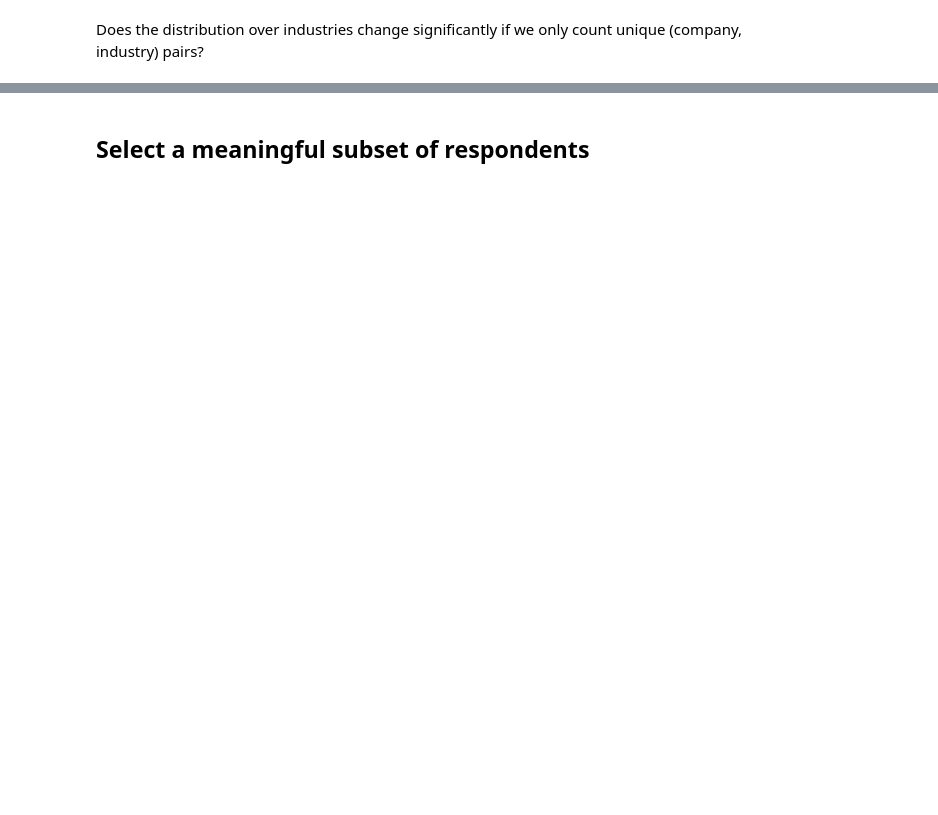
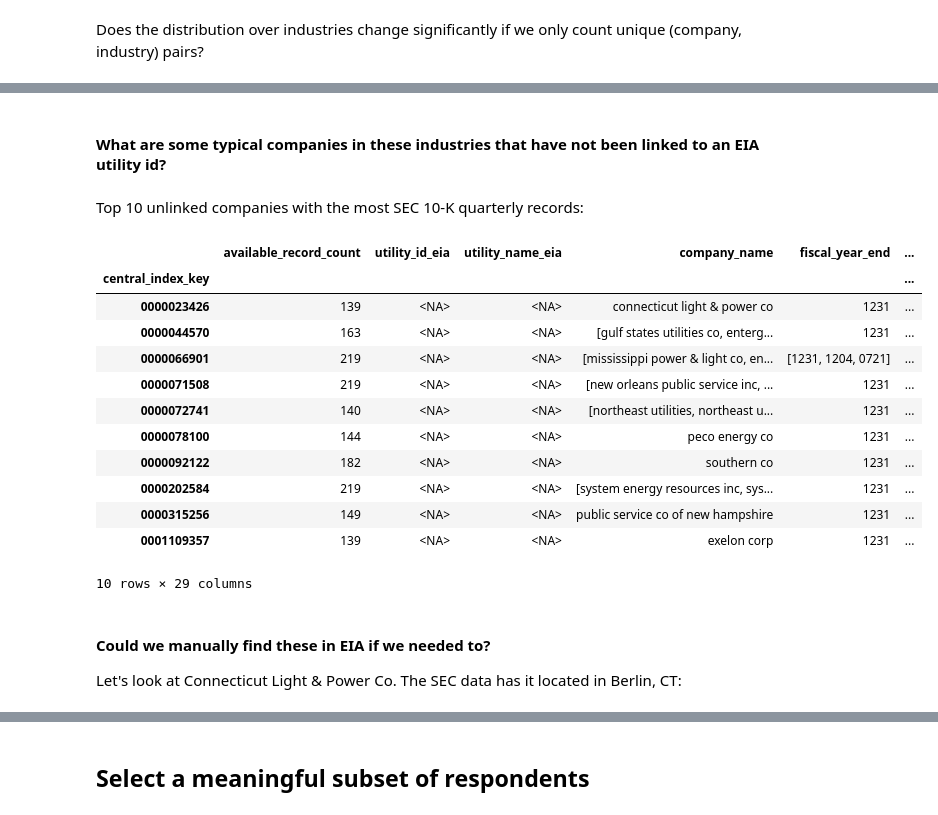
Before and after one commit to catalyst-cooperative/pudl-examples, a Jupyter notebook: 07-sec10k-use-cases.ipynb, the cells around one changed output, grey strips where cells are left out. Cells and saved outputs as stored; diff of their text form; code cells hidden in the pictures; blank space fills up the shorter version.

```diff
--- a/07-sec10k-use-cases.ipynb
+++ b/07-sec10k-use-cases.ipynb
@@ -170,0 +303,18 @@ lol, "blank checks" -- but otherwise pretty close to the distribution over all q
+# %%
+likely_electric_utility_records = (
+    company_quarters.loc[
+        company_quarters.industry_id_sic.notna() &
+        company_quarters.industry_id_sic.isin(["4911", "4931", "4991"])
+    ]
+)
+(
+    likely_electric_utility_records
+    .drop_duplicates(subset=["central_index_key","industry_id_sic"]) # drop multiple instances of the same company
+    .groupby(["industry_id_sic","industry_name_sic"])
+    .aggregate(
+        count_with_utility_id=pd.NamedAgg(column="utility_id_eia", aggfunc=lambda x: x.notna().sum()),
+        fraction_with_utility_id=pd.NamedAgg(column="utility_id_eia", aggfunc=lambda x: x.notna().mean()),
+        total_unique_companies=pd.NamedAgg(column="utility_id_eia", aggfunc=lambda x: x.size),
+    )
+    .sort_values("fraction_with_utility_id", ascending=False)
+)
@@ -170,0 +327,47 @@ lol, "blank checks" -- but otherwise pretty close to the distribution over all q
+# %% [markdown]
+#### What are some typical companies in these industries that have not been linked to an EIA utility id?
+# %% [markdown]
+Top 10 unlinked companies with the most SEC 10-K quarterly records:
+# %%
+top_unlinked = (
+    likely_electric_utility_records.loc[likely_electric_utility_records.utility_id_eia.isna()]
+    .groupby("central_index_key")
+    .agg(
+        available_record_count=pd.NamedAgg(column="filename_sec10k", aggfunc=lambda x: x.size),
+    )
+    .sort_values("available_record_count", ascending=False)
+    .head(10)
+    # glue company information back on so we can see who they are beyond just the CIK
+    .merge(
+        (
+            likely_electric_utility_records
+            .drop(columns=["filename_sec10k", "filer_count", "report_date", "filing_date", "source_url"])
+            .drop_duplicates()
+        ),
+        on="central_index_key", how="left")
+    .groupby("central_index_key")
+    .agg(
+        # collapse multiple values used across different filings into a single list
+        lambda x: x.drop_duplicates()
+    )
+    .sort_values("central_index_key")
+)
+top_unlinked
+# %% [output]
+|  | available_record_count | utility_id_eia | utility_name_eia | company_name | fiscal_year_end | ... |
+| central_index_key |  |  |  |  |  | ... |
+| 0000023426 | 139 | <NA> | <NA> | connecticut light & power co | 1231 | ... |
+| 0000044570 | 163 | <NA> | <NA> | [gulf states utilities co, enterg... | 1231 | ... |
+| 0000066901 | 219 | <NA> | <NA> | [mississippi power & light co, en... | [1231, 1204, 0721] | ... |
+| 0000071508 | 219 | <NA> | <NA> | [new orleans public service inc, ... | 1231 | ... |
+| 0000072741 | 140 | <NA> | <NA> | [northeast utilities, northeast u... | 1231 | ... |
+| 0000078100 | 144 | <NA> | <NA> | peco energy co | 1231 | ... |
+| 0000092122 | 182 | <NA> | <NA> | southern co | 1231 | ... |
+| 0000202584 | 219 | <NA> | <NA> | [system energy resources inc, sys... | 1231 | ... |
+| 0000315256 | 149 | <NA> | <NA> | public service co of new hampshire | 1231 | ... |
+| 0001109357 | 139 | <NA> | <NA> | exelon corp | 1231 | ... |
+10 rows × 29 columns
+# %% [markdown]
+#### Could we manually find these in EIA if we needed to?
+
+Let's look at Connecticut Light & Power Co. The SEC data has it located in Berlin, CT:
```
Also changed, not shown: parts of 60 cells of this notebook.
